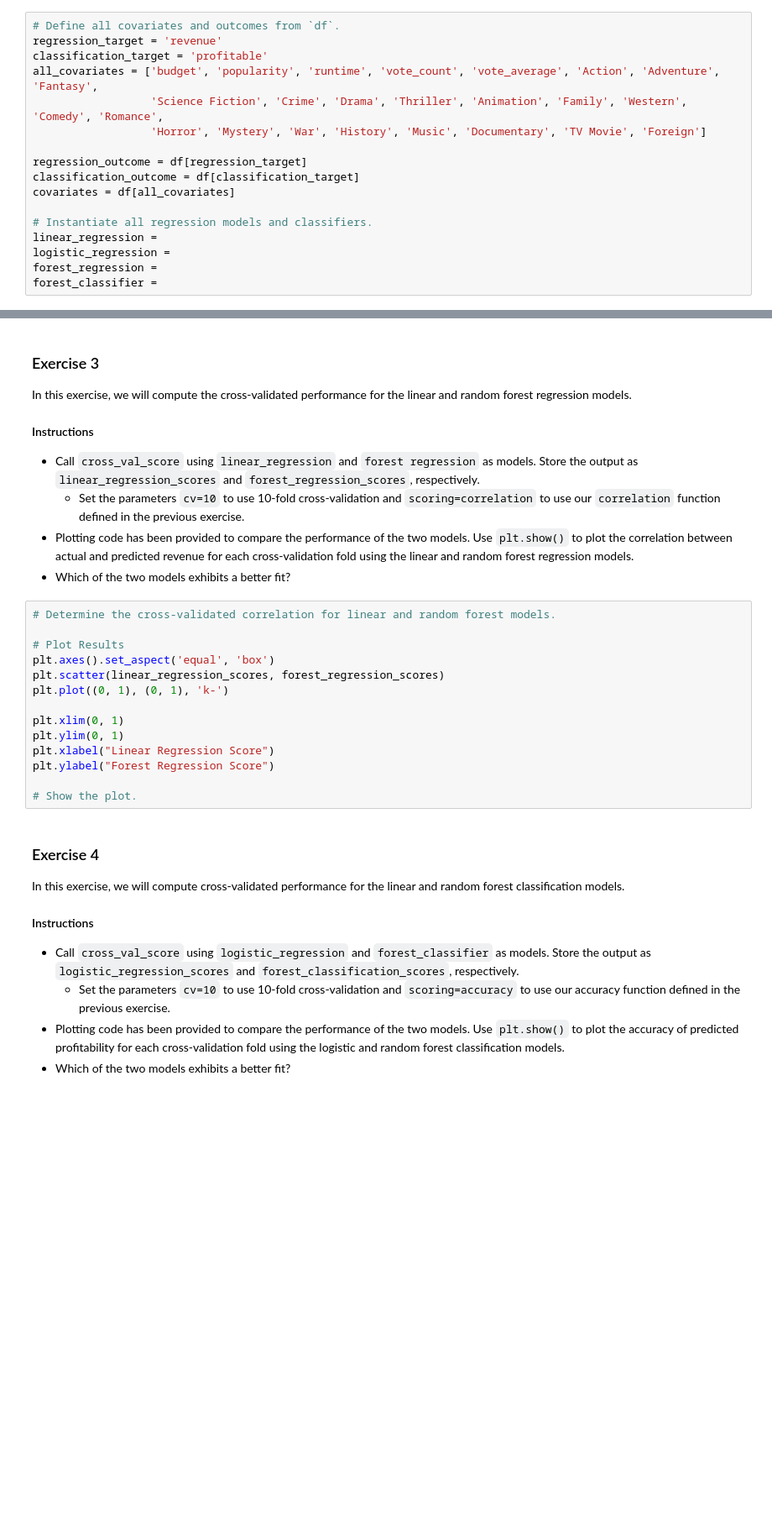
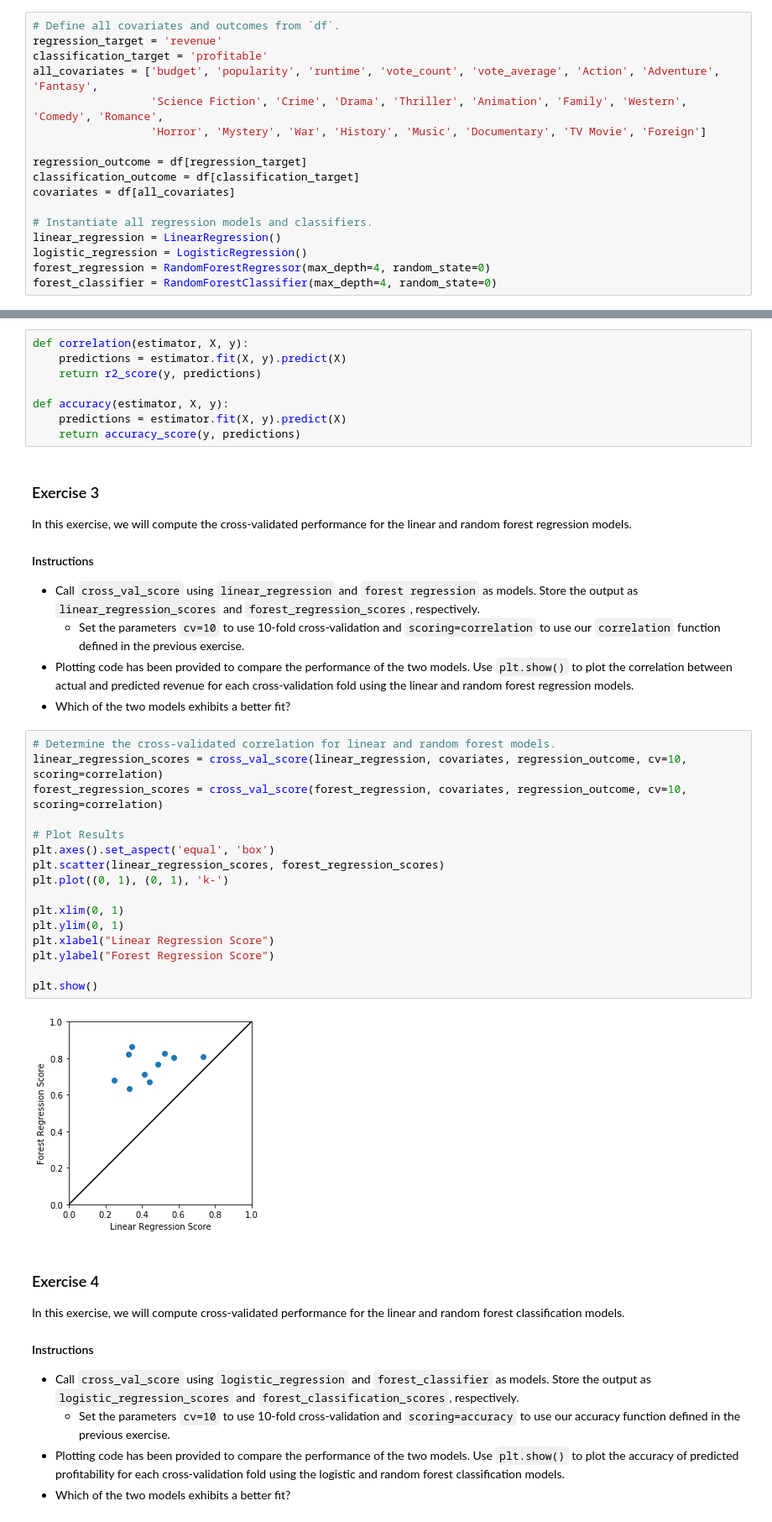
Before and after one commit to ranophoenix/PH526x, a Jupyter notebook: HW5-2.ipynb, the cells around one changed output, grey strips where cells are left out. Shown at 84% size. Cells and saved outputs as stored; diff of their text form; blank space fills up the shorter version.

```diff
--- a/HW5-2.ipynb
+++ b/HW5-2.ipynb
@@ -48,10 +48,10 @@ classification_outcome = df[classification_target]
 covariates = df[all_covariates]
 
 # Instantiate all regression models and classifiers.
-linear_regression =
-logistic_regression =
-forest_regression =
-forest_classifier =
+linear_regression = LinearRegression()
+logistic_regression = LogisticRegression()
+forest_regression = RandomForestRegressor(max_depth=4, random_state=0)
+forest_classifier = RandomForestClassifier(max_depth=4, random_state=0)
 # %% [markdown]
 ### Exercise 2
 
@@ -67,3 +65,11 @@ In this exercise, we will create two functions that compute a model's score. For
+# %%
+def correlation(estimator, X, y):
+    predictions = estimator.fit(X, y).predict(X)
+    return r2_score(y, predictions)
+
+def accuracy(estimator, X, y):
+    predictions = estimator.fit(X, y).predict(X)
+    return accuracy_score(y, predictions)
 # %% [markdown]
 ### Exercise 3
 
@@ -77,18 +83,22 @@ In this exercise, we will compute the cross-validated performance for the linear
 - Which of the two models exhibits a better fit?
 # %%
 # Determine the cross-validated correlation for linear and random forest models.
+linear_regression_scores = cross_val_score(linear_regression, covariates, regression_outcome, cv=10, scoring=correlation)
+forest_regression_scores = cross_val_score(forest_regression, covariates, regression_outcome, cv=10, scoring=correlation)
 
 # Plot Results
 plt.axes().set_aspect('equal', 'box')
 plt.scatter(linear_regression_scores, forest_regression_scores)
 plt.plot((0, 1), (0, 1), 'k-')
 
 plt.xlim(0, 1)
 plt.ylim(0, 1)
 plt.xlabel("Linear Regression Score")
 plt.ylabel("Forest Regression Score")
 
-# Show the plot.
+plt.show()
+# %% [output]
+[figure, added]
 # %% [markdown]
 ### Exercise 4
 
```
Also changed, not shown: parts of 5 cells of this notebook.
